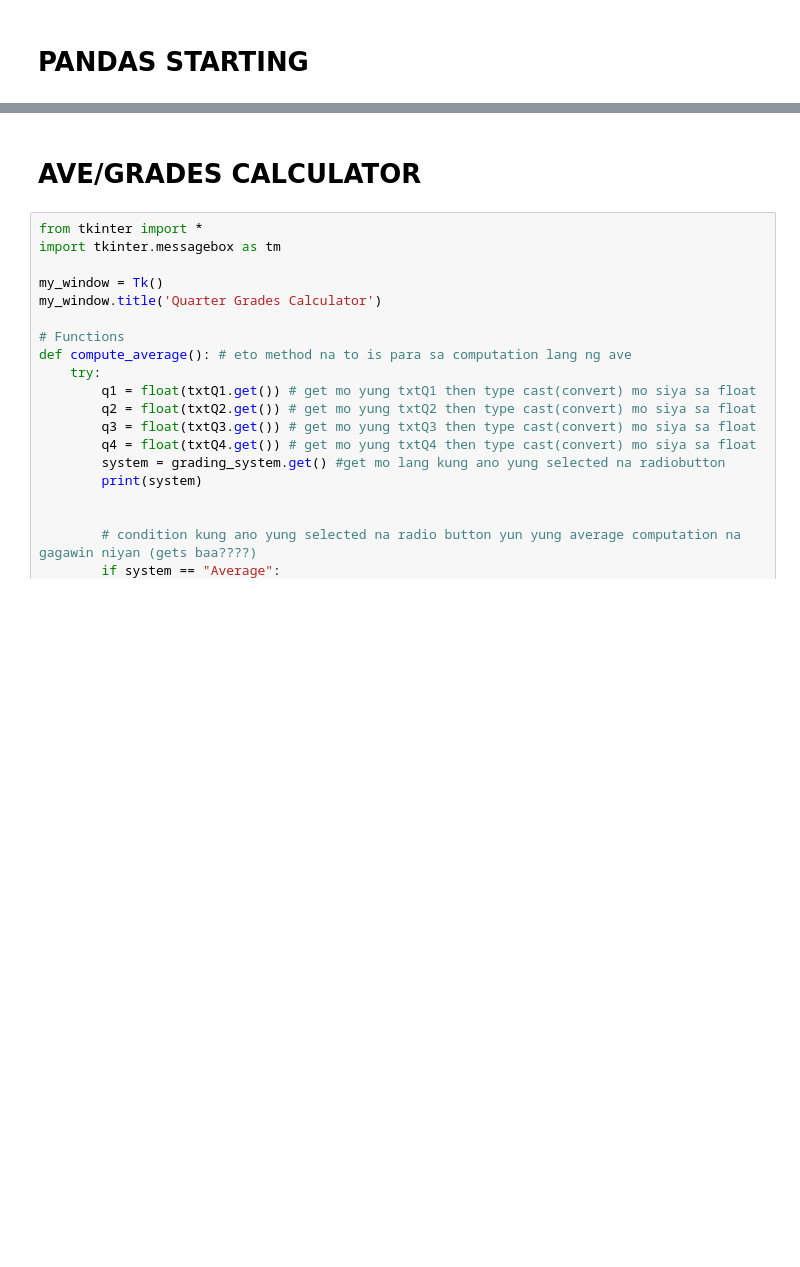
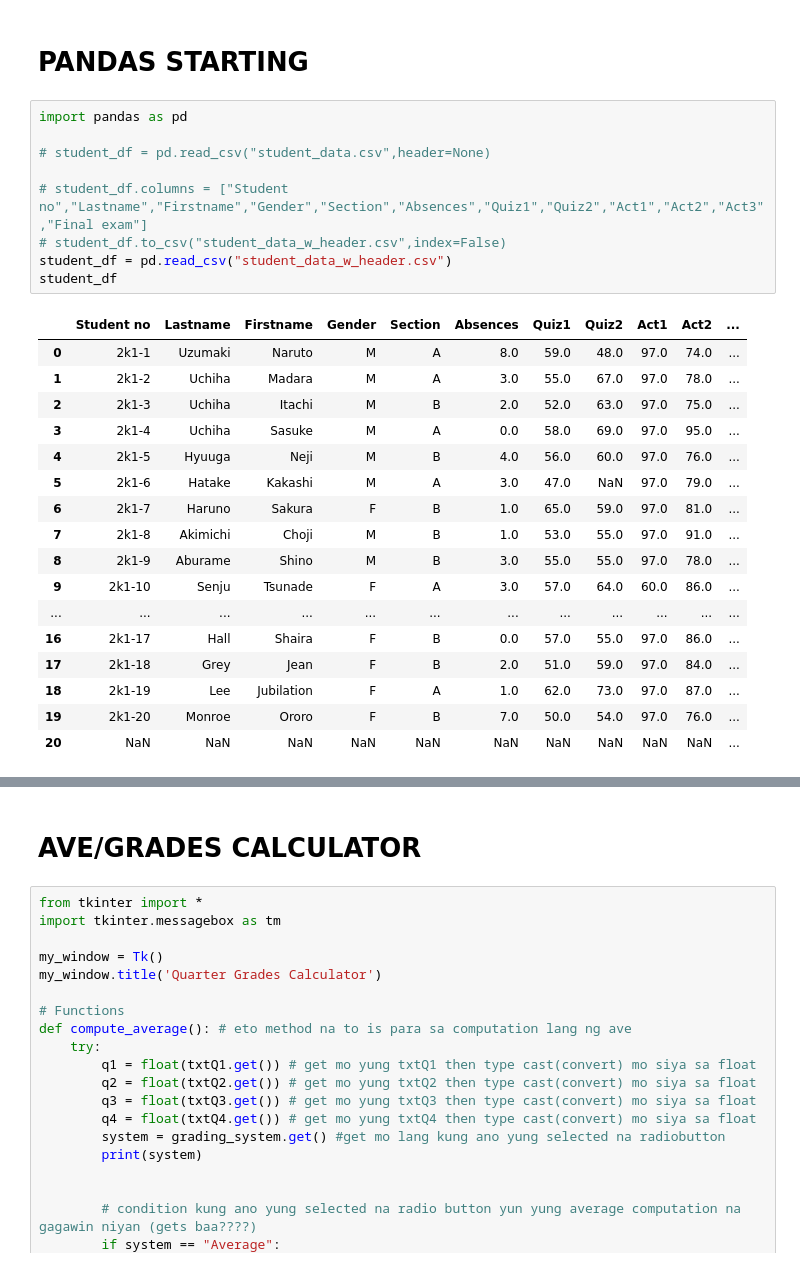
Before and after one commit to neilwaynecruz/neilwaynecruz, a Jupyter notebook: ForActivitiesPythonSirAL/1stProgram.ipynb, the cells around one changed output, grey strips where cells are left out. Saved outputs shown, nothing was run; the diff lists cells and outputs as text; blank space fills up the shorter version.

```diff
--- a/ForActivitiesPythonSirAL/1stProgram.ipynb
+++ b/ForActivitiesPythonSirAL/1stProgram.ipynb
@@ -1,2 +1,29 @@
 # %% [markdown]
 # PANDAS STARTING
+# %%
+import pandas as pd
+
+# student_df = pd.read_csv("student_data.csv",header=None)
+
+# student_df.columns = ["Student no","Lastname","Firstname","Gender","Section","Absences","Quiz1","Quiz2","Act1","Act2","Act3","Final exam"]
+# student_df.to_csv("student_data_w_header.csv",index=False)
+student_df = pd.read_csv("student_data_w_header.csv")
+student_df
+# %% [output]
+|  | Student no | Lastname | Firstname | Gender | Section | Absences | Quiz1 | Quiz2 | Act1 | Act2 | ... |
+| 0 | 2k1-1 | Uzumaki | Naruto | M | A | 8.0 | 59.0 | 48.0 | 97.0 | 74.0 | ... |
+| 1 | 2k1-2 | Uchiha | Madara | M | A | 3.0 | 55.0 | 67.0 | 97.0 | 78.0 | ... |
+| 2 | 2k1-3 | Uchiha | Itachi | M | B | 2.0 | 52.0 | 63.0 | 97.0 | 75.0 | ... |
+| 3 | 2k1-4 | Uchiha | Sasuke | M | A | 0.0 | 58.0 | 69.0 | 97.0 | 95.0 | ... |
+| 4 | 2k1-5 | Hyuuga | Neji | M | B | 4.0 | 56.0 | 60.0 | 97.0 | 76.0 | ... |
+| 5 | 2k1-6 | Hatake | Kakashi | M | A | 3.0 | 47.0 | NaN | 97.0 | 79.0 | ... |
+| 6 | 2k1-7 | Haruno | Sakura | F | B | 1.0 | 65.0 | 59.0 | 97.0 | 81.0 | ... |
+| 7 | 2k1-8 | Akimichi | Choji | M | B | 1.0 | 53.0 | 55.0 | 97.0 | 91.0 | ... |
+| 8 | 2k1-9 | Aburame | Shino | M | B | 3.0 | 55.0 | 55.0 | 97.0 | 78.0 | ... |
+| 9 | 2k1-10 | Senju | Tsunade | F | A | 3.0 | 57.0 | 64.0 | 60.0 | 86.0 | ... |
+| ... | ... | ... | ... | ... | ... | ... | ... | ... | ... | ... | ... |
+| 16 | 2k1-17 | Hall | Shaira | F | B | 0.0 | 57.0 | 55.0 | 97.0 | 86.0 | ... |
+| 17 | 2k1-18 | Grey | Jean | F | B | 2.0 | 51.0 | 59.0 | 97.0 | 84.0 | ... |
+| 18 | 2k1-19 | Lee | Jubilation | F | A | 1.0 | 62.0 | 73.0 | 97.0 | 87.0 | ... |
+| 19 | 2k1-20 | Monroe | Ororo | F | B | 7.0 | 50.0 | 54.0 | 97.0 | 76.0 | ... |
+| 20 | NaN | NaN | NaN | NaN | NaN | NaN | NaN | NaN | NaN | NaN | ... |
```
Also changed, not shown: parts of 10 cells of this notebook, 2 other files.
